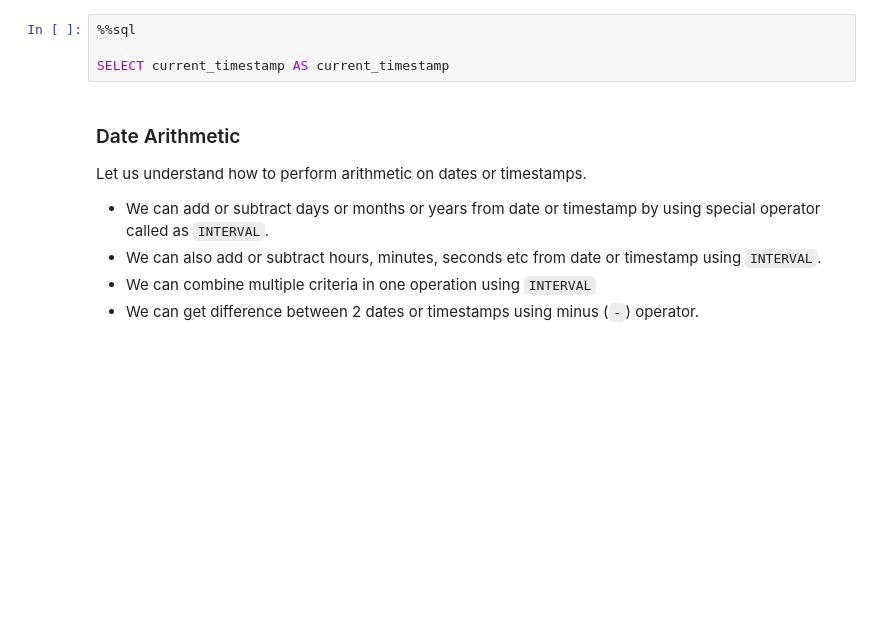
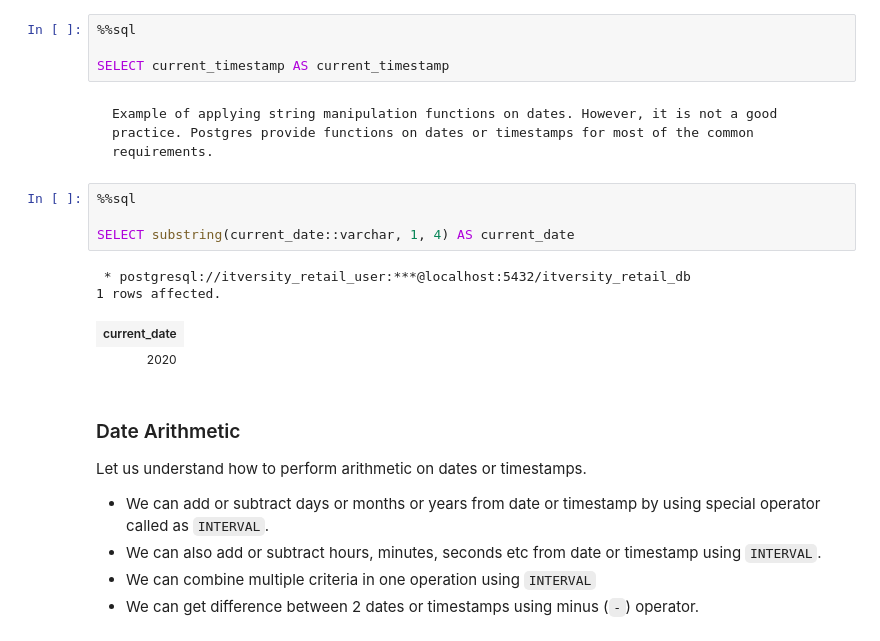
Before and after one commit to itversity/mastering-postgresql, a Jupyter notebook: 06_predefined_functions.ipynb, the cells around one changed output. Saved outputs shown, nothing was run; the diff lists cells and outputs as text; blank space fills up the shorter version.

````diff
--- a/06_predefined_functions.ipynb
+++ b/06_predefined_functions.ipynb
@@ -277,6 +358,19 @@ SELECT current_date AS current_date
 %%sql
 
 SELECT current_timestamp AS current_timestamp
+# %% [markdown]
+```{note}
+Example of applying string manipulation functions on dates. However, it is not a good practice. Postgres provide functions on dates or timestamps for most of the common requirements.
+```
+# %%
+%%sql
+
+SELECT substring(current_date::varchar, 1, 4) AS current_date
+# %% [output]
+ * postgresql://itversity_retail_user:***@localhost:5432/itversity_retail_db
+1 rows affected.
+| current_date |
+| 2020 |
 # %% [markdown]
 ### Date Arithmetic
 Let us understand how to perform arithmetic on dates or timestamps.
````
Also changed, not shown: parts of 20 cells of this notebook.
